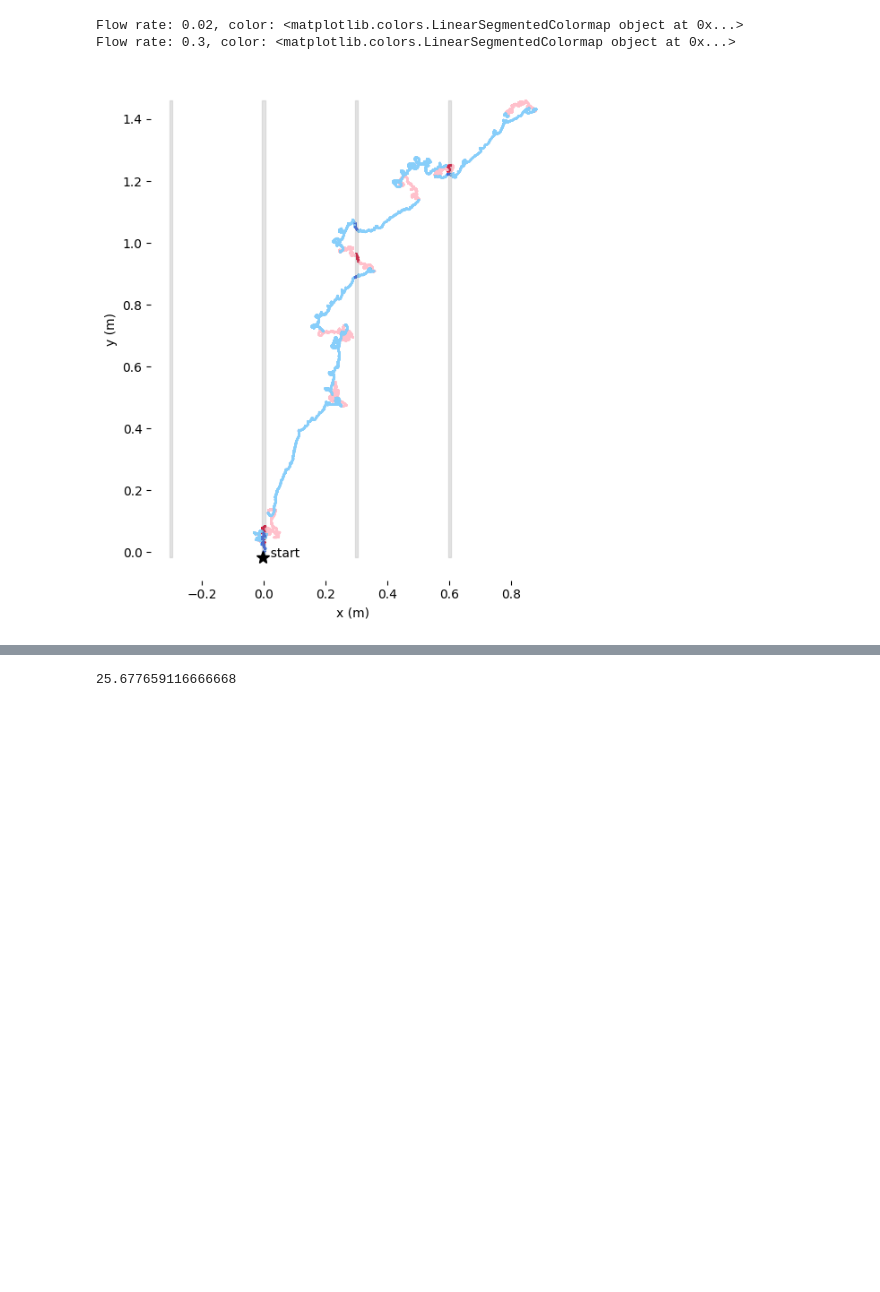
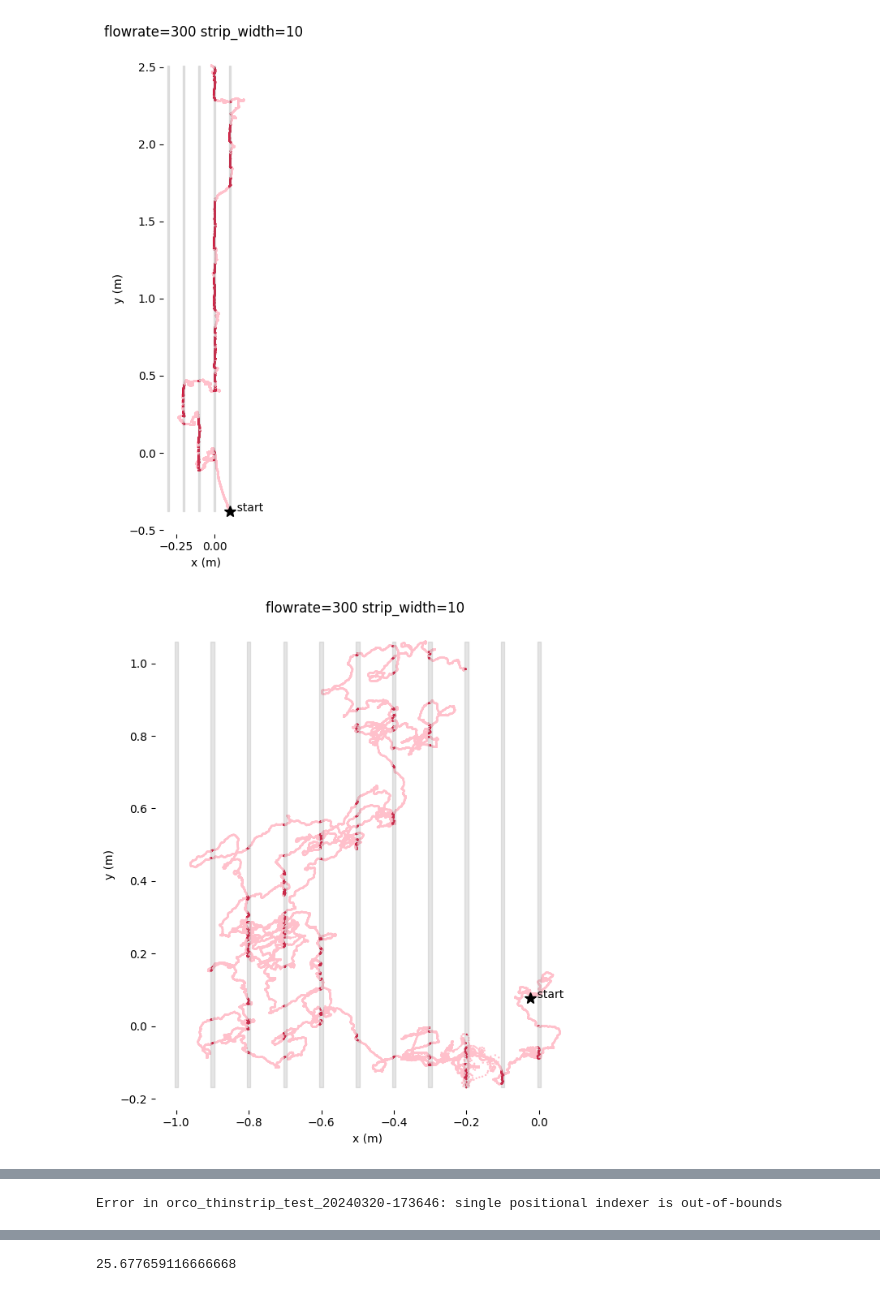
Before and after one commit to neurorishika/FlyTrailVR, a Jupyter notebook: analysis/initial_analysis_setup.ipynb, the cells around one changed output, grey strips where cells are left out. Saved outputs shown, nothing was run; the diff lists cells and outputs as text; code cells hidden in the pictures; blank space fills up the shorter version.

```diff
--- a/analysis/initial_analysis_setup.ipynb
+++ b/analysis/initial_analysis_setup.ipynb
@@ -40,3 +43,0 @@ orco_alternated_wind_20240322-131005
-# %%
-
-sample_data = 'orco_alternated_wind_48hr_20240322-105843'
@@ -173,6 +44,15 @@ def plot_trajectory(
-# %%
-plot_trajectory(df, config, scale_factor=7, show=True, save=None, colormaps=[pkor, blnv], odor_or_led='led')
-# %% [output]
-Flow rate: 0.02, color: <matplotlib.colors.LinearSegmentedColormap object at 0x...>
-Flow rate: 0.3, color: <matplotlib.colors.LinearSegmentedColormap object at 0x...>
-[figure, removed]
+# %%
+replot = False
+for sample_data in data:
+    df, config, logic, comments = extract_data(os.path.join(data_folder, sample_data))
+    save_path = [os.path.join(data_folder, sample_data, 'trajectory.png'),'figures/'+sample_data+'.png']
+    # check if the figure already exists
+    if not replot and all([os.path.exists(x) for x in save_path]):
+        continue
+    try:
+        plot_trajectory(df, config, scale_factor=7, show=True, save=save_path, colormaps=[pkor, blnv], odor_or_led='led' if 'orco' in sample_data else 'odor')
+    except Exception as e:
+        print(f'Error in {sample_data}: {e}')
+# %% [output]
+[figure, added]
+[figure, added]
@@ -178,0 +60 @@ Flow rate: 0.3, color: <matplotlib.colors.LinearSegmentedColormap object at 0x..
+Error in orco_thinstrip_test_20240320-173646: single positional indexer is out-of-bounds
```
Also changed, not shown: parts of 7 cells of this notebook, 42 other files.
